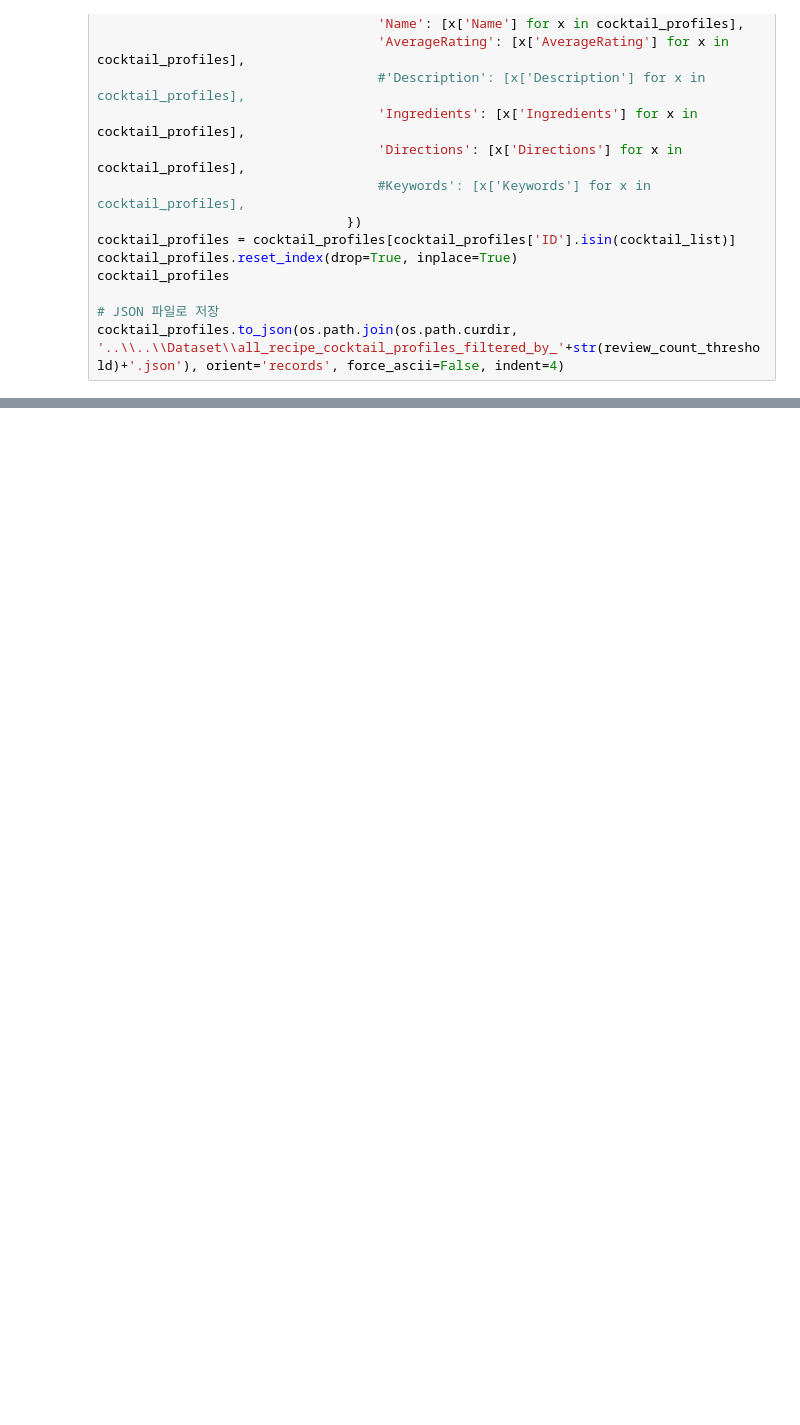
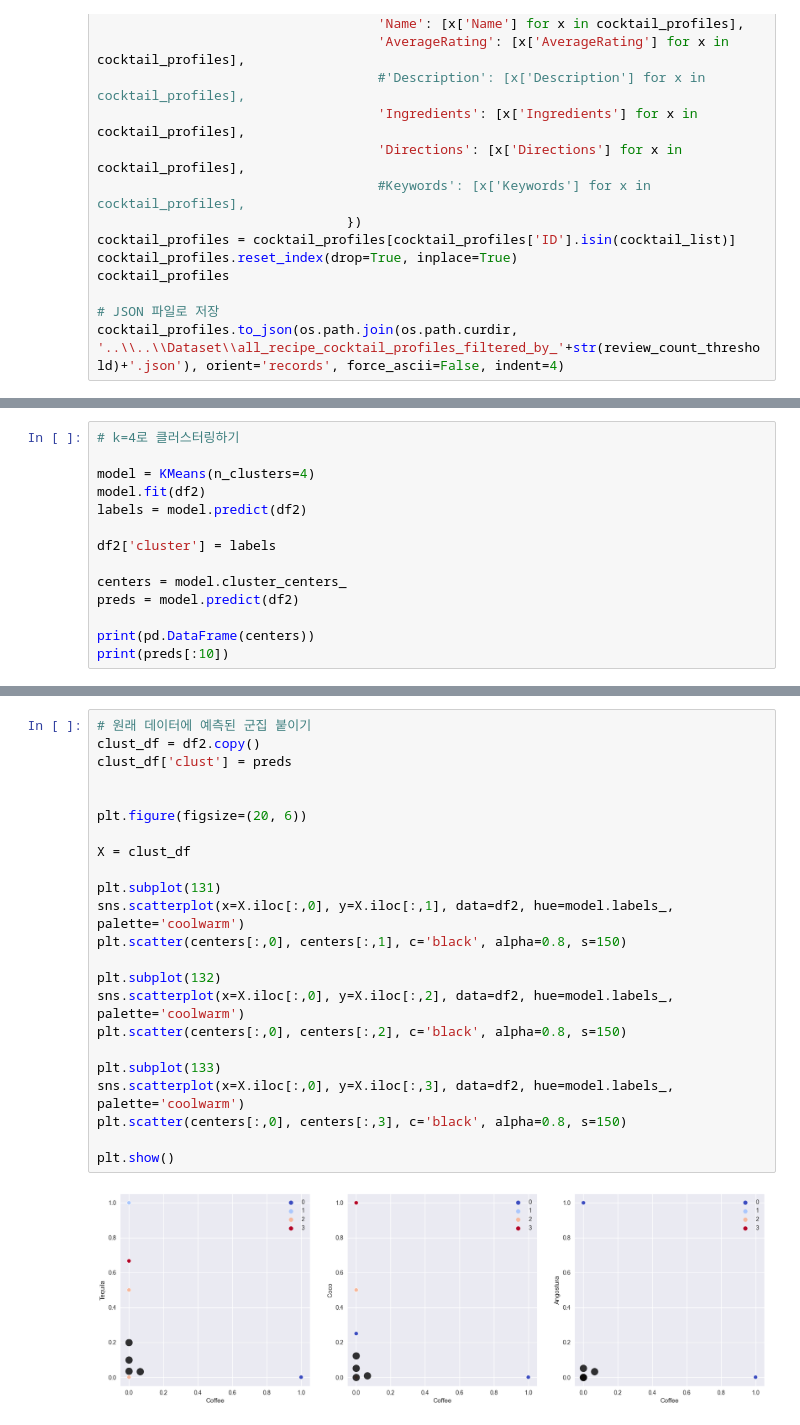
Before and after one commit to PRADA-1541/PRADA_AI, a Jupyter notebook: Codes/EDA/eda.ipynb, the cells around one changed output, grey strips where cells are left out. Cells and saved outputs as stored; diff of their text form; blank space fills up the shorter version.

```diff
--- a/Codes/EDA/eda.ipynb
+++ b/Codes/EDA/eda.ipynb
@@ -295,0 +1262,14 @@ cocktail_profiles.to_json(os.path.join(os.path.curdir, '..\\..\\Dataset\\all_rec
+# %%
+# k=4로 클러스터링하기
+
+model = KMeans(n_clusters=4)
+model.fit(df2)
+labels = model.predict(df2)
+
+df2['cluster'] = labels
+
+centers = model.cluster_centers_
+preds = model.predict(df2)
+
+print(pd.DataFrame(centers))
+print(preds[:10])
@@ -295,0 +1294,25 @@ cocktail_profiles.to_json(os.path.join(os.path.curdir, '..\\..\\Dataset\\all_rec
+# %%
+# 원래 데이터에 예측된 군집 붙이기
+clust_df = df2.copy()
+clust_df['clust'] = preds
+
+
+plt.figure(figsize=(20, 6))
+
+X = clust_df
+
+plt.subplot(131)
+sns.scatterplot(x=X.iloc[:,0], y=X.iloc[:,1], data=df2, hue=model.labels_, palette='coolwarm')
+plt.scatter(centers[:,0], centers[:,1], c='black', alpha=0.8, s=150)
+
+plt.subplot(132)
+sns.scatterplot(x=X.iloc[:,0], y=X.iloc[:,2], data=df2, hue=model.labels_, palette='coolwarm')
+plt.scatter(centers[:,0], centers[:,2], c='black', alpha=0.8, s=150)
+
+plt.subplot(133)
+sns.scatterplot(x=X.iloc[:,0], y=X.iloc[:,3], data=df2, hue=model.labels_, palette='coolwarm')
+plt.scatter(centers[:,0], centers[:,3], c='black', alpha=0.8, s=150)
+
+plt.show()
+# %% [output]
+[figure, added]
```
Also changed, not shown: parts of 71 cells of this notebook.
